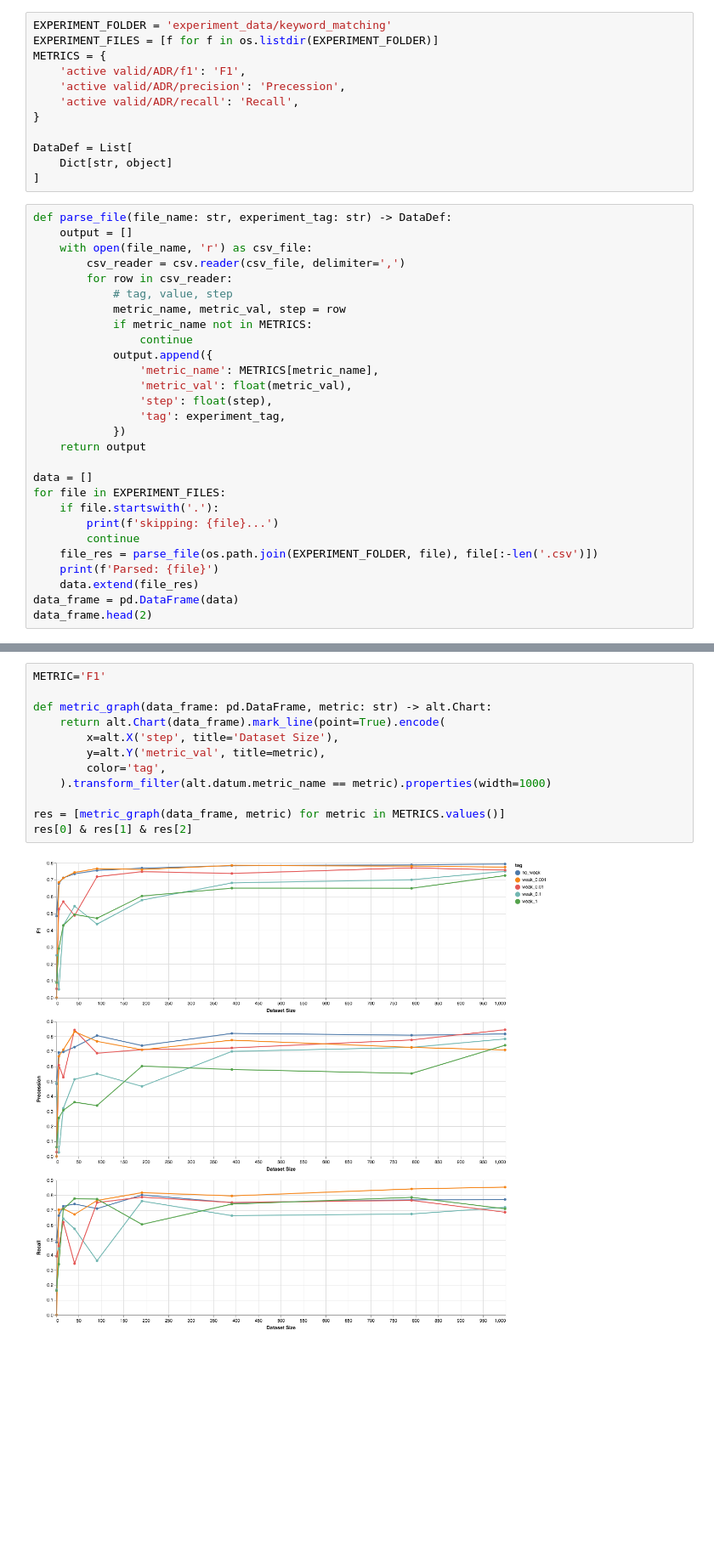
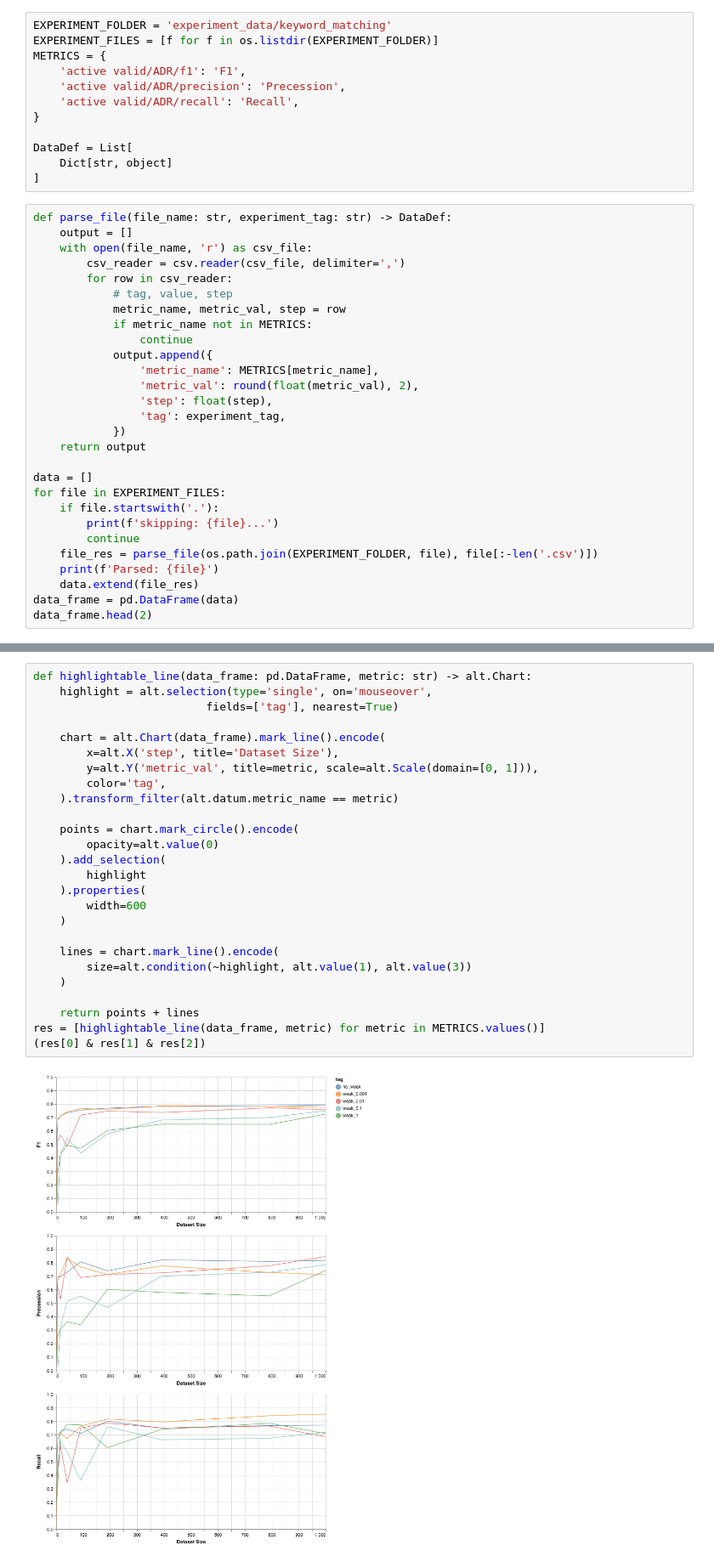
Before and after one commit to AkshatSh/DPD, a Jupyter notebook: experiments/iseql_experiment_analyzer.ipynb, the cells around one changed output, grey strips where cells are left out. Shown at 85% size. Saved outputs shown, nothing was run; the diff lists cells and outputs as text; blank space fills up the shorter version.

```diff
--- a/experiments/iseql_experiment_analyzer.ipynb
+++ b/experiments/iseql_experiment_analyzer.ipynb
@@ -35,7 +35,7 @@ def parse_file(file_name: str, experiment_tag: str) -> DataDef:
                 continue
             output.append({
                 'metric_name': METRICS[metric_name],
-                'metric_val': float(metric_val),
+                'metric_val': round(float(metric_val), 2),
                 'step': float(step),
                 'tag': experiment_tag,
             })
@@ -64,14 +153,28 @@ Parsed: weak_1.csv
 # %%
-METRIC='F1'
+def highlightable_line(data_frame: pd.DataFrame, metric: str) -> alt.Chart:
+    highlight = alt.selection(type='single', on='mouseover',
+                          fields=['tag'], nearest=True)
 
-def metric_graph(data_frame: pd.DataFrame, metric: str) -> alt.Chart:
-    return alt.Chart(data_frame).mark_line(point=True).encode(
+    chart = alt.Chart(data_frame).mark_line().encode(
         x=alt.X('step', title='Dataset Size'),
-        y=alt.Y('metric_val', title=metric),
+        y=alt.Y('metric_val', title=metric, scale=alt.Scale(domain=[0, 1])),
         color='tag',
-    ).transform_filter(alt.datum.metric_name == metric).properties(width=1000)
+    ).transform_filter(alt.datum.metric_name == metric)
 
-res = [metric_graph(data_frame, metric) for metric in METRICS.values()]
-res[0] & res[1] & res[2]
+    points = chart.mark_circle().encode(
+        opacity=alt.value(0)
+    ).add_selection(
+        highlight
+    ).properties(
+        width=600
+    )
+
+    lines = chart.mark_line().encode(
+        size=alt.condition(~highlight, alt.value(1), alt.value(3))
+    )
+
+    return points + lines
+res = [highlightable_line(data_frame, metric) for metric in METRICS.values()]
+(res[0] & res[1] & res[2])
 # %% [output]
-[figure, old version]
+[figure, new version]
```
Also changed, not shown: parts of 3 cells of this notebook.
